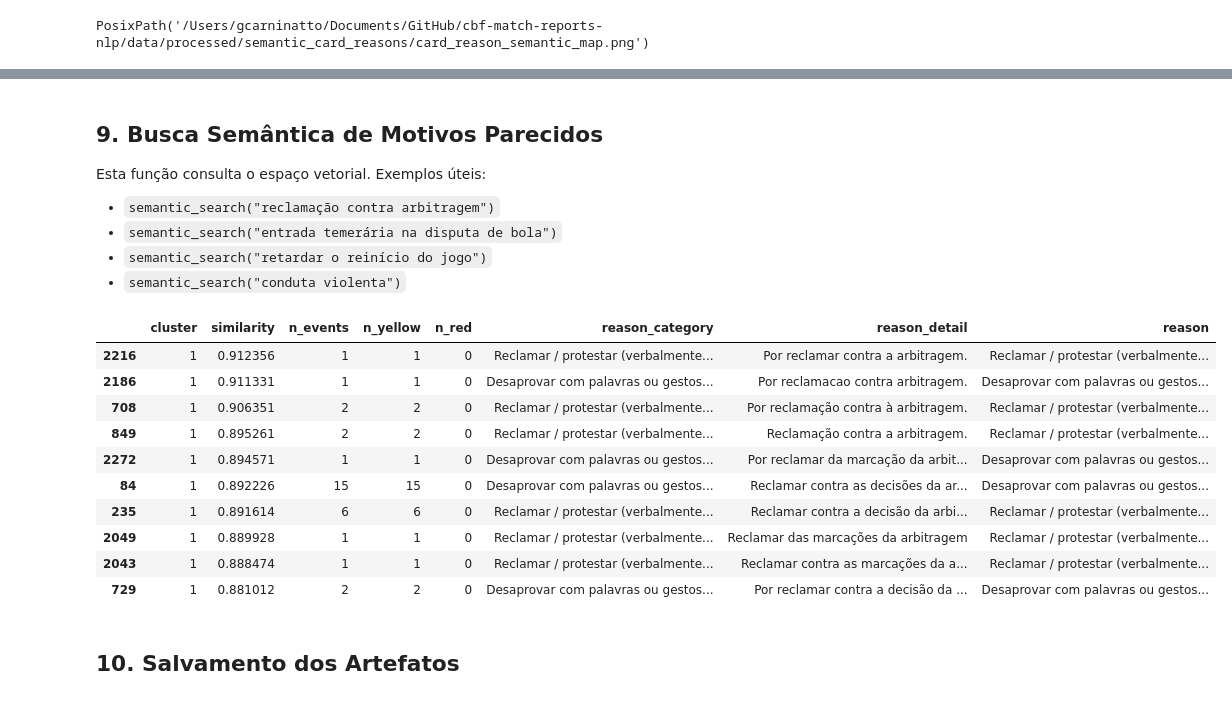
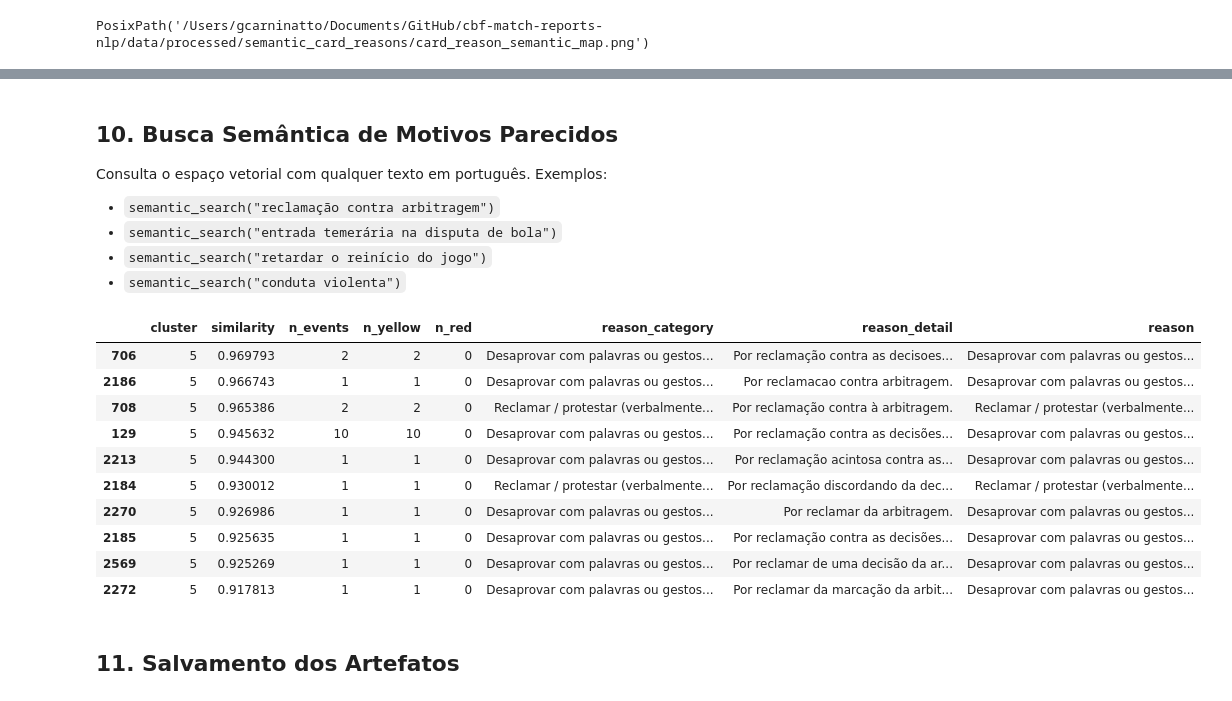
Before and after one commit to gcarbs1/cbf-match-report-analysis, a Jupyter notebook: notebooks/2-semantic_card_reasons_embeddings.ipynb, the cells around one changed output, grey strips where cells are left out. Saved outputs shown, nothing was run; the diff lists cells and outputs as text; code cells hidden in the pictures.

```diff
--- a/notebooks/2-semantic_card_reasons_embeddings.ipynb
+++ b/notebooks/2-semantic_card_reasons_embeddings.ipynb
@@ -87,13 +98,21 @@ Para não deixar frases repetidas dominarem o mapa, os embeddings são calculado
 reason_counts = reasons.groupby(TEXT_COLUMN).agg(
     reason=("reason", "first"),
     reason_category=("reason_category", "first"),
+    reason_category_key=("reason_category_key", "first"),
     reason_detail=("reason_detail", "first"),
     n_events=("reason", "size"),
     n_yellow=("card_type", lambda values: (values == "yellow").sum()),
     n_red=("card_type", lambda values: (values == "red").sum()),
 ).reset_index().rename(columns={TEXT_COLUMN: "embedding_key"})
 
-reason_counts["text_for_embedding"] = reason_counts["embedding_key"]
+# Usa reason_detail (com acentos) para embedding; fallback para reason_category se vazio
+reason_counts["text_for_embedding"] = (
+    reason_counts[EMBEDDING_TEXT_COLUMN]
+    .fillna("")
+    .str.strip()
+    .where(lambda s: s != "", other=reason_counts["reason_category"])
+)
+
 reason_counts = reason_counts.sort_values("n_events", ascending=False).reset_index(drop=True)
 reason_counts.head(15)
 # %% [output]
@@ -211,0 +165,11 @@ reasons_clustered.head()
+# %%
+texts = reason_counts["text_for_embedding"].tolist()
+
+embeddings = embedding_model.encode(
+    texts,
+    show_progress_bar=True,
+    normalize_embeddings=True,
+    batch_size=64,
+)
+embeddings = np.asarray(embeddings)
+print(f"Embeddings computados. Shape: {embeddings.shape}")
@@ -432,48 +593,43 @@ cluster_by_referee
 # %% [markdown]
-## **9. Busca Semântica de Motivos Parecidos**
+## **10. Busca Semântica de Motivos Parecidos**
 
-Esta função consulta o espaço vetorial. Exemplos úteis:
+Consulta o espaço vetorial com qualquer texto em português. Exemplos:
 
 - `semantic_search("reclamação contra arbitragem")`
 - `semantic_search("entrada temerária na disputa de bola")`
 - `semantic_search("retardar o reinício do jogo")`
 - `semantic_search("conduta violenta")`
 # %%
-def embed_query(texts_to_embed: list[str]) -> np.ndarray:
-    return np.asarray(embedding_model.encode(texts_to_embed, normalize_embeddings=True))
+def embed_query(text: str) -> np.ndarray:
+    return np.asarray(embedding_model.encode([text], normalize_embeddings=True))
 
 
 def semantic_search(query: str, top_k: int = 10) -> pd.DataFrame:
-    query_embedding = embed_query([query])
-    similarities = cosine_similarity(query_embedding, embeddings).ravel()
+    query_emb = embed_query(query)
+    similarities = cosine_similarity(query_emb, embeddings).ravel()
     result = reason_counts.copy()
     result["similarity"] = similarities
     return result.sort_values("similarity", ascending=False)[[
-        "cluster",
-        "similarity",
-        "n_events",
-        "n_yellow",
-        "n_red",
-        "reason_category",
-        "reason_detail",
-        "reason",
+        "cluster", "similarity", "n_events", "n_yellow", "n_red",
+        "reason_category", "reason_detail", "reason",
     ]].head(top_k)
 
+
 semantic_search("reclamação contra arbitragem", top_k=10)
 # %% [output]
 |  | cluster | similarity | n_events | n_yellow | n_red | reason_category | reason_detail | reason |
-| 2216 | 1 | 0.912356 | 1 | 1 | 0 | Reclamar / protestar (verbalmente... | Por reclamar contra a arbitragem. | Reclamar / protestar (verbalmente... |
-| 2186 | 1 | 0.911331 | 1 | 1 | 0 | Desaprovar com palavras ou gestos... | Por reclamacao contra arbitragem. | Desaprovar com palavras ou gestos... |
-| 708 | 1 | 0.906351 | 2 | 2 | 0 | Reclamar / protestar (verbalmente... | Por reclamação contra à arbitragem. | Reclamar / protestar (verbalmente... |
-| 849 | 1 | 0.895261 | 2 | 2 | 0 | Reclamar / protestar (verbalmente... | Reclamação contra a arbitragem. | Reclamar / protestar (verbalmente... |
-| 2272 | 1 | 0.894571 | 1 | 1 | 0 | Desaprovar com palavras ou gestos... | Por reclamar da marcação da arbit... | Desaprovar com palavras ou gestos... |
-| 84 | 1 | 0.892226 | 15 | 15 | 0 | Desaprovar com palavras ou gestos... | Reclamar contra as decisões da ar... | Desaprovar com palavras ou gestos... |
-| 235 | 1 | 0.891614 | 6 | 6 | 0 | Reclamar / protestar (verbalmente... | Reclamar contra a decisão da arbi... | Reclamar / protestar (verbalmente... |
-| 2049 | 1 | 0.889928 | 1 | 1 | 0 | Reclamar / protestar (verbalmente... | Reclamar das marcações da arbitragem | Reclamar / protestar (verbalmente... |
-| 2043 | 1 | 0.888474 | 1 | 1 | 0 | Reclamar / protestar (verbalmente... | Reclamar contra as marcações da a... | Reclamar / protestar (verbalmente... |
-| 729 | 1 | 0.881012 | 2 | 2 | 0 | Desaprovar com palavras ou gestos... | Por reclamar contra a decisão da ... | Desaprovar com palavras ou gestos... |
+| 706 | 5 | 0.969793 | 2 | 2 | 0 | Desaprovar com palavras ou gestos... | Por reclamação contra as decisoes... | Desaprovar com palavras ou gestos... |
+| 2186 | 5 | 0.966743 | 1 | 1 | 0 | Desaprovar com palavras ou gestos... | Por reclamacao contra arbitragem. | Desaprovar com palavras ou gestos... |
+| 708 | 5 | 0.965386 | 2 | 2 | 0 | Reclamar / protestar (verbalmente... | Por reclamação contra à arbitragem. | Reclamar / protestar (verbalmente... |
+| 129 | 5 | 0.945632 | 10 | 10 | 0 | Desaprovar com palavras ou gestos... | Por reclamação contra as decisões... | Desaprovar com palavras ou gestos... |
+| 2213 | 5 | 0.944300 | 1 | 1 | 0 | Desaprovar com palavras ou gestos... | Por reclamação acintosa contra as... | Desaprovar com palavras ou gestos... |
+| 2184 | 5 | 0.930012 | 1 | 1 | 0 | Reclamar / protestar (verbalmente... | Por reclamação discordando da dec... | Reclamar / protestar (verbalmente... |
+| 2270 | 5 | 0.926986 | 1 | 1 | 0 | Desaprovar com palavras ou gestos... | Por reclamar da arbitragem. | Desaprovar com palavras ou gestos... |
+| 2185 | 5 | 0.925635 | 1 | 1 | 0 | Desaprovar com palavras ou gestos... | Por reclamação contra as decisões... | Desaprovar com palavras ou gestos... |
+| 2569 | 5 | 0.925269 | 1 | 1 | 0 | Desaprovar com palavras ou gestos... | Por reclamar de uma decisão da ar... | Desaprovar com palavras ou gestos... |
+| 2272 | 5 | 0.917813 | 1 | 1 | 0 | Desaprovar com palavras ou gestos... | Por reclamar da marcação da arbit... | Desaprovar com palavras ou gestos... |
 # %% [markdown]
-## **10. Salvamento dos Artefatos**
+## **11. Salvamento dos Artefatos**
 # %%
 reason_counts_path = OUTPUT_DIR / "card_reason_unique_clusters.csv"
 reasons_clustered_path = OUTPUT_DIR / "card_reasons_long_with_clusters.csv"
```
Also changed, not shown: parts of 31 cells of this notebook, 1 other file.
